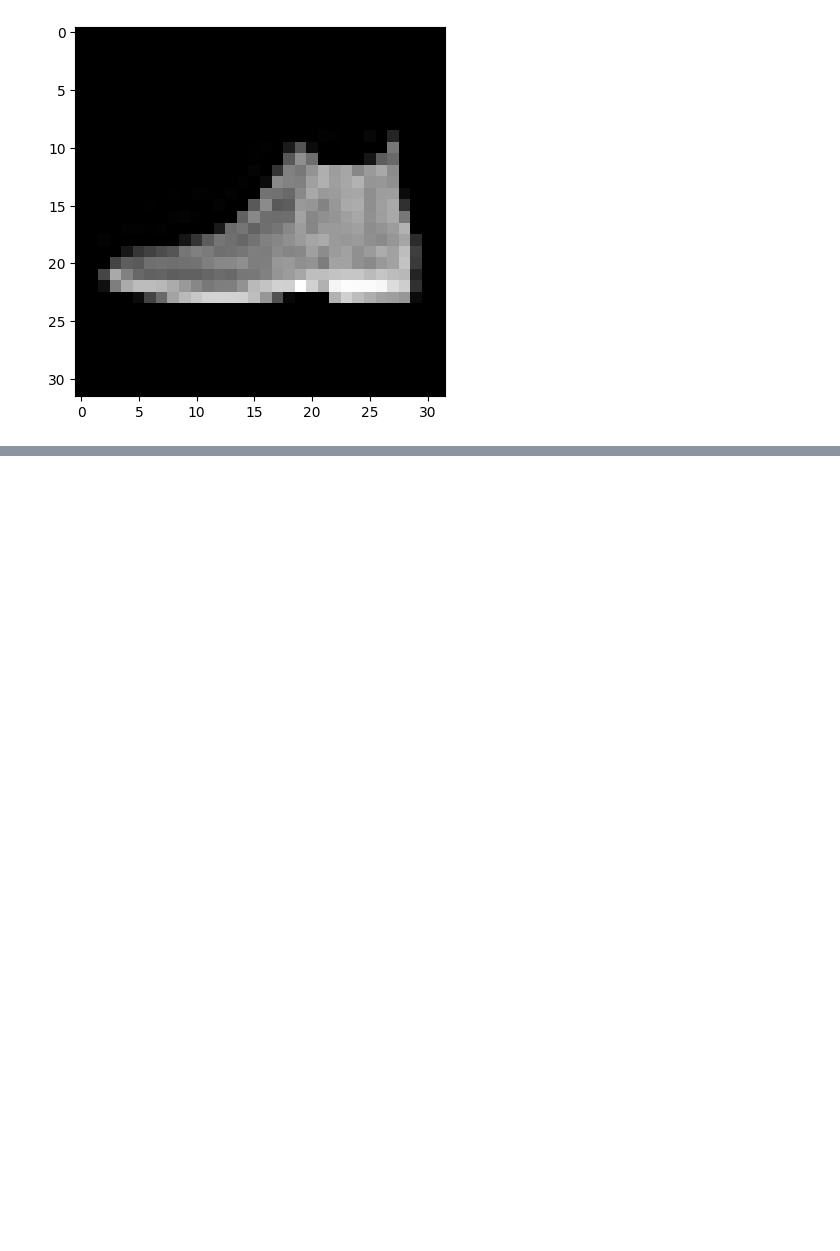
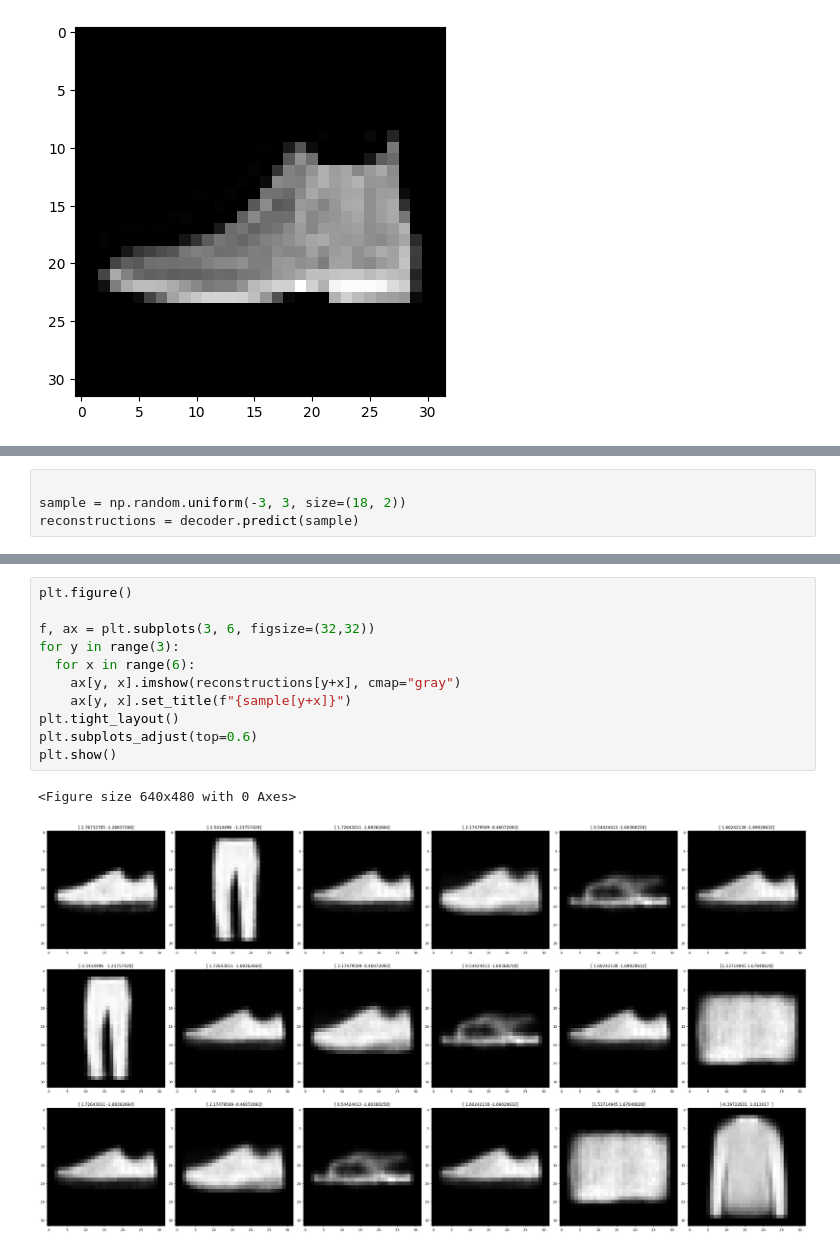
Before and after one commit to Misceria/Data-Science-Training, a Jupyter notebook: generative_networks/generative_deep_learning_book/GDL_autoencoders.ipynb, the cells around one changed output, grey strips where cells are left out. Drawn from its saved outputs; the diff is of its cells as text; blank space fills up the shorter version.

```diff
--- a/generative_networks/generative_deep_learning_book/GDL_autoencoders.ipynb
+++ b/generative_networks/generative_deep_learning_book/GDL_autoencoders.ipynb
@@ -144,0 +281,4 @@ phin
+# %%
+
+sample = np.random.uniform(-3, 3, size=(18, 2))
+reconstructions = decoder.predict(sample)
@@ -144,0 +287,14 @@ phin
+# %%
+plt.figure()
+
+f, ax = plt.subplots(3, 6, figsize=(32,32))
+for y in range(3):
+  for x in range(6):
+    ax[y, x].imshow(reconstructions[y+x], cmap="gray")
+    ax[y, x].set_title(f"{sample[y+x]}")
+plt.tight_layout()
+plt.subplots_adjust(top=0.6)
+plt.show()
+# %% [output]
+<Figure size 640x480 with 0 Axes>
+[figure, added]
```
Also changed, not shown: parts of 16 cells of this notebook, 1 other file.
